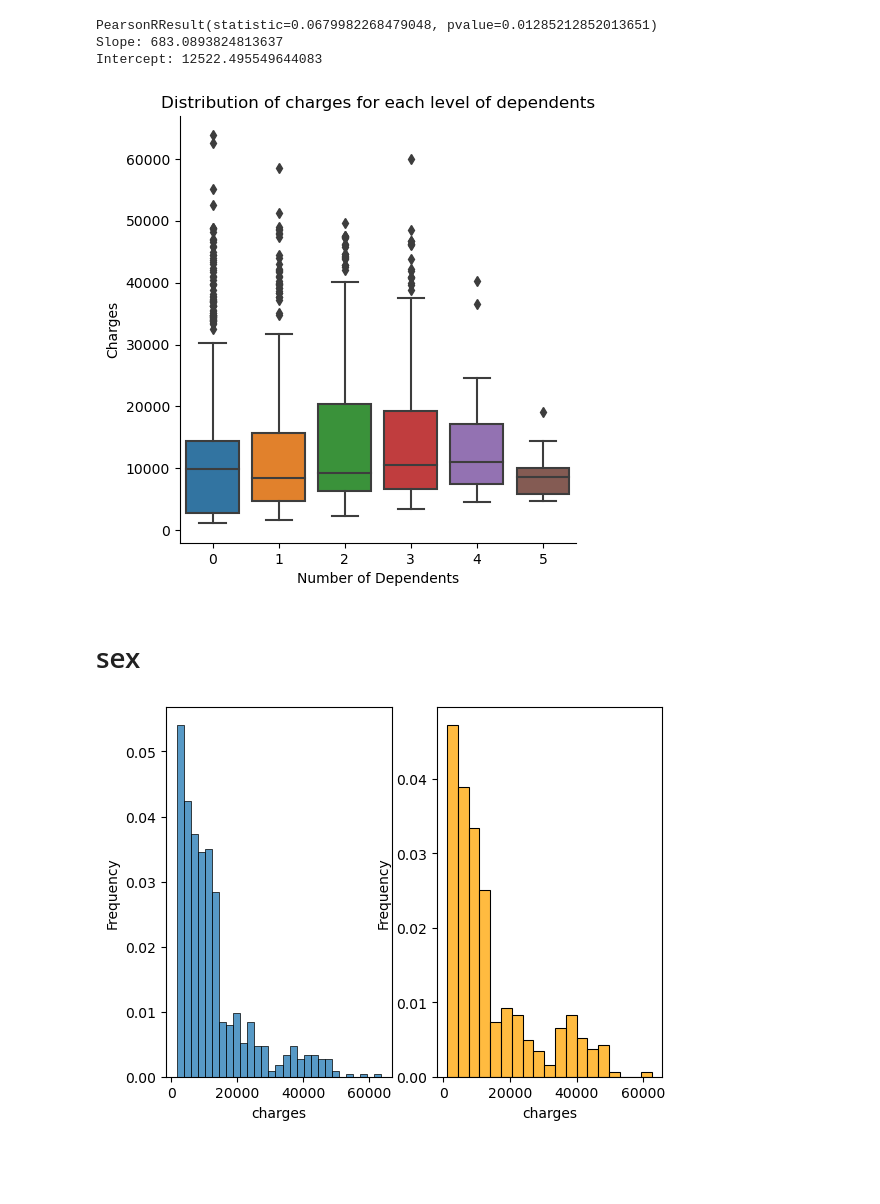
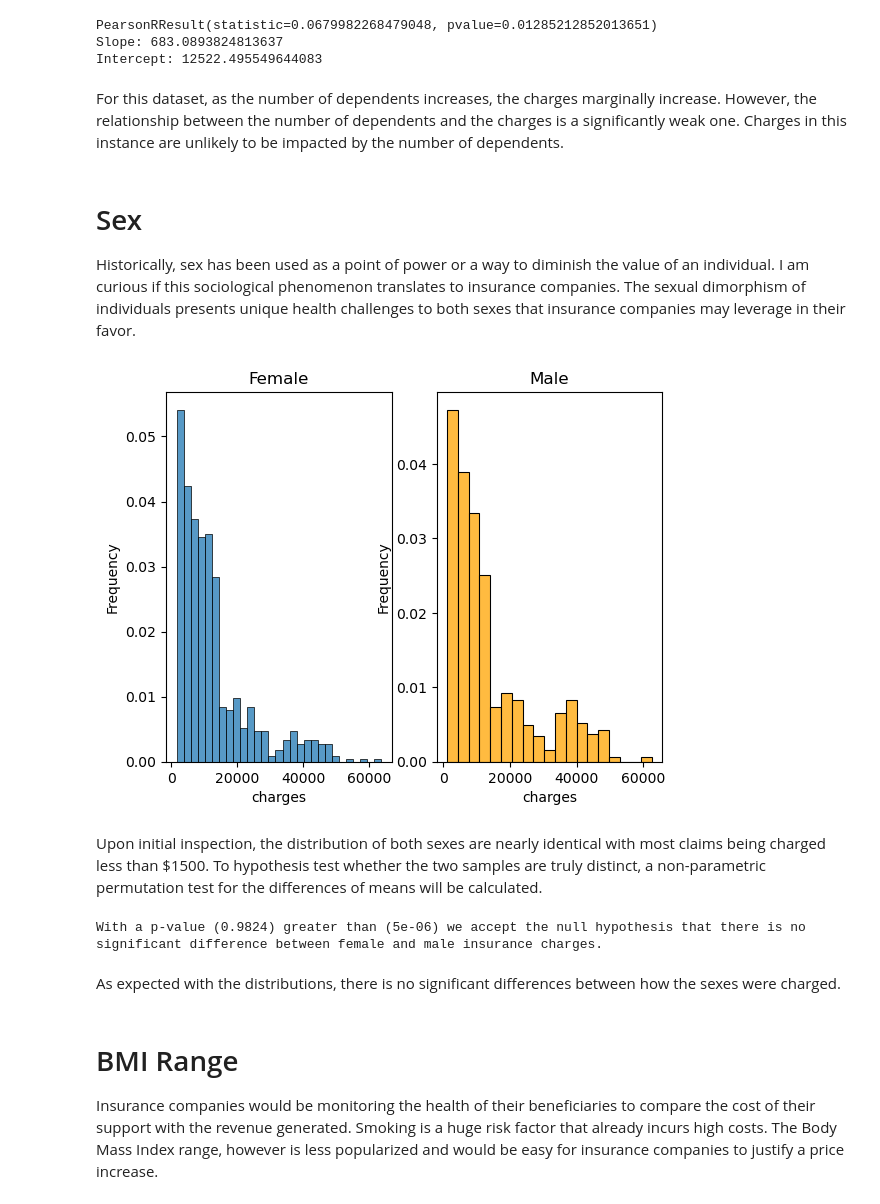
Before and after one commit to jpjavier23/story_case_study, a Jupyter notebook: insurance_charging_determinants.ipynb, the cells around one changed output. Drawn from its saved outputs; the diff is of its cells as text; code cells hidden in the pictures; blank space fills up the shorter version.

Commit message:
completed the narrative and ready to present

```diff
--- a/insurance_charging_determinants.ipynb
+++ b/insurance_charging_determinants.ipynb
@@ -119,20 +141,20 @@ print(f'Slope: {a}\nIntercept: {b}')
 PearsonRResult(statistic=0.0679982268479048, pvalue=0.01285212852013651)
 Slope: 683.0893824813637
 Intercept: 12522.495549644083
-# %%
-dep_box = sns.catplot(data = df1, x = 'children', y = 'charges', kind = 'box')
-dep_box = plt.xlabel('Number of Dependents')
-dep_box = plt.ylabel('Charges')
-dep_box = plt.title('Distribution of charges for each level of dependents')
-plt.show()
-# %% [output]
-[figure, removed]
+# %% [markdown]
+For this dataset, as the number of dependents increases, the charges marginally increase. However, the relationship between the number of dependents and the charges is a significantly weak one. Charges in this instance are unlikely to be impacted by the number of dependents.
 # %% [markdown]
-# sex
+# Sex
+
+Historically, sex has been used as a point of power or a way to diminish the value of an individual. I am curious if this sociological phenomenon translates to insurance companies. The sexual dimorphism of individuals presents unique health challenges to both sexes that insurance companies may leverage in their favor.
 # %%
 fig, ax = plt.subplots(1, 2)
 sns.histplot(data = df1[df1['sex'] == 'female'], x = 'charges', stat = 'frequency', ax = ax[0])
+ax[0].set_title('Female')
 sns.histplot(data = df1[df1['sex'] == 'male'], x = 'charges', stat = 'frequency', ax = ax[1], color = 'orange')
+ax[1].set_title('Male')
 plt.show()
 # %% [output]
-[figure, old version]
+[figure, new version]
+# %% [markdown]
+Upon initial inspection, the distribution of both sexes are nearly identical with most claims being charged less than $1500. To hypothesis test whether the two samples are truly distinct, a non-parametric permutation test for the differences of means will be calculated.
@@ -138,0 +164,17 @@ plt.show()
+# %%
+sex_emp_diff_means = diff_of_means(female, male)
+sex_perm_reps = draw_perm_reps(female, male, diff_of_means, size = 10000)
+sex_p_val = np.sum(sex_perm_reps >= sex_emp_diff_means) / len(sex_perm_reps)
+sex_bon_alpha = 0.05/len(sex_perm_reps)
+if sex_p_val <= sex_bon_alpha:
+    print(f'With a p-value ({sex_p_val}) less than or equal to ({sex_bon_alpha}) we reject the null hypothesis that there is no significant difference between female and male insurance charges.')
+else:
+    print(f'With a p-value ({sex_p_val}) greater than ({sex_bon_alpha}) we accept the null hypothesis that there is no significant difference between female and male insurance charges.')
+# %% [output]
+With a p-value (0.9824) greater than (5e-06) we accept the null hypothesis that there is no significant difference between female and male insurance charges.
+# %% [markdown]
+As expected with the distributions, there is no significant differences between how the sexes were charged.
+# %% [markdown]
+# BMI Range
+
+Insurance companies would be monitoring the health of their beneficiaries to compare the cost of their support with the revenue generated. Smoking is a huge risk factor that already incurs high costs. The Body Mass Index range, however is less popularized and would be easy for insurance companies to justify a price increase.
```
Also changed, not shown: parts of 15 cells of this notebook.
